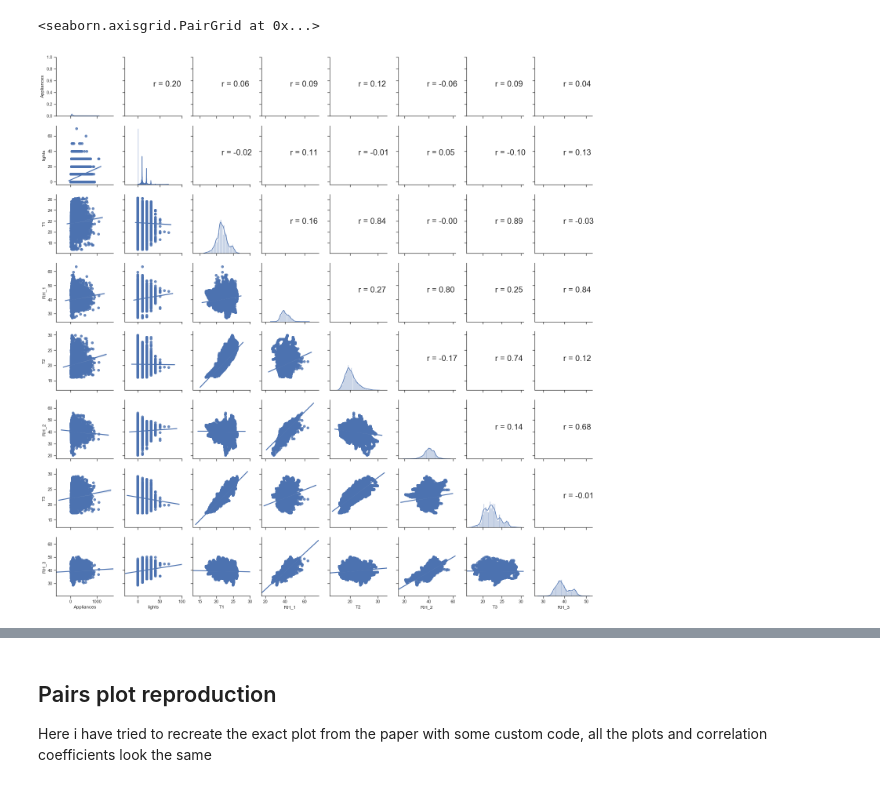
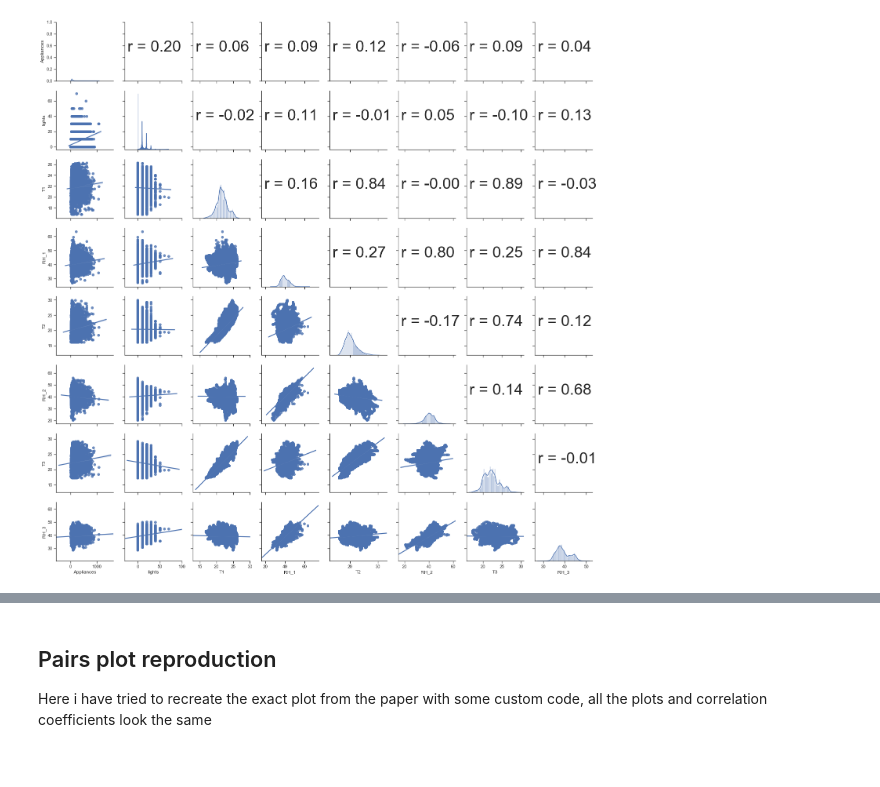
Before and after one commit to billy1234/DataScience-Portfolio, a Jupyter notebook: Portfolio2.ipynb, the cells around one changed output, grey strips where cells are left out. Cells and saved outputs as stored; diff of their text form; code cells hidden in the pictures.

```diff
--- a/Portfolio2.ipynb
+++ b/Portfolio2.ipynb
@@ -15,15 +15,15 @@ df = pd.read_csv(completePath)
 # %%
 def corrfunc(x, y, **kws):
     r, _ = stats.pearsonr(x, y)
     ax = plt.gca()
     ax.annotate("r = {:.2f}".format(r),
-                xy=(.3, .5), xycoords=ax.transAxes,size="xx-large")
+                xy=(0.05, .5), xycoords=ax.transAxes,size=40)
 
 sns.set(style="ticks", color_codes=True)
 pairp = sns.PairGrid(df,vars=['Appliances', 'lights', 'T1', 'RH_1', 'T2', 'RH_2', 'T3','RH_3'])
 pairp.map_diag(sns.distplot)
 pairp.map_lower(sns.regplot)
 pairp.map_upper(corrfunc)
+None
 # %% [output]
-<seaborn.axisgrid.PairGrid at 0x...>
-[figure, old version]
+[figure, new version]
```
Also changed, not shown: parts of 8 cells of this notebook.
